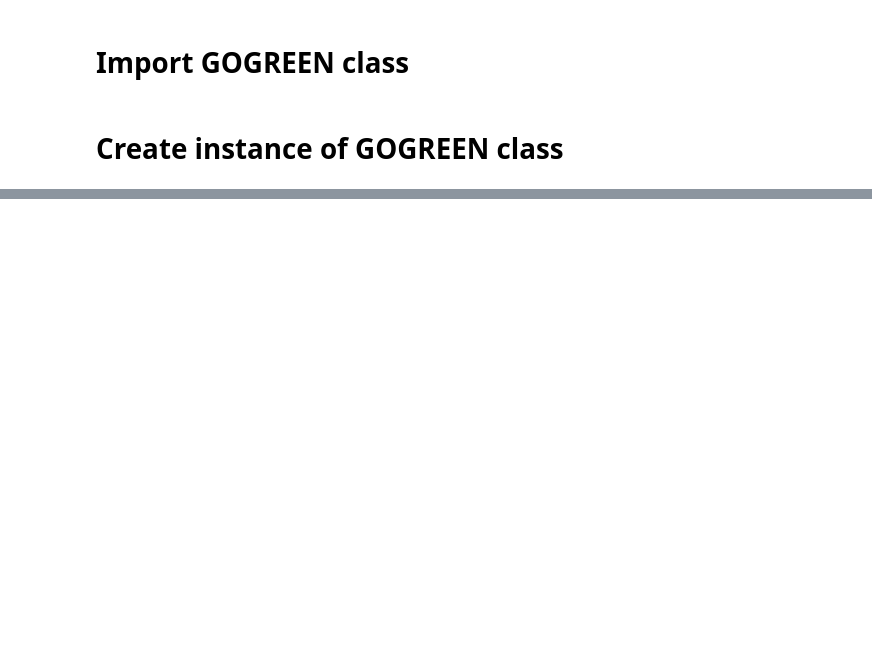
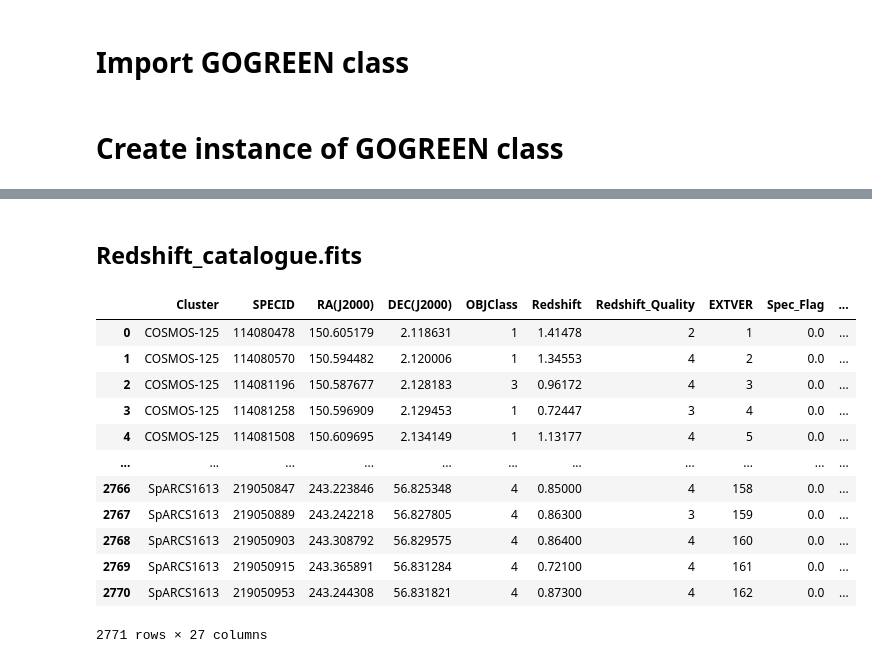
Before and after one commit to charrbit/GOGREEN-galaxy-research, a Jupyter notebook: Code/ggClass.ipynb, the cells around one changed output, grey strips where cells are left out. Drawn from its saved outputs; the diff is of its cells as text; code cells hidden in the pictures; blank space fills up the shorter version.

```diff
--- a/Code/ggClass.ipynb
+++ b/Code/ggClass.ipynb
@@ -30,0 +66,19 @@ for
+# %% [markdown]
+## Redshift_catalogue.fits
+# %%
+redshift_cat = allCatalogs[2]
+redshift_cat
+# %% [output]
+|  | Cluster | SPECID | RA(J2000) | DEC(J2000) | OBJClass | Redshift | Redshift_Quality | EXTVER | Spec_Flag | ... |
+| 0 | COSMOS-125 | 114080478 | 150.605179 | 2.118631 | 1 | 1.41478 | 2 | 1 | 0.0 | ... |
+| 1 | COSMOS-125 | 114080570 | 150.594482 | 2.120006 | 1 | 1.34553 | 4 | 2 | 0.0 | ... |
+| 2 | COSMOS-125 | 114081196 | 150.587677 | 2.128183 | 3 | 0.96172 | 4 | 3 | 0.0 | ... |
+| 3 | COSMOS-125 | 114081258 | 150.596909 | 2.129453 | 1 | 0.72447 | 3 | 4 | 0.0 | ... |
+| 4 | COSMOS-125 | 114081508 | 150.609695 | 2.134149 | 1 | 1.13177 | 4 | 5 | 0.0 | ... |
+| ... | ... | ... | ... | ... | ... | ... | ... | ... | ... | ... |
+| 2766 | SpARCS1613 | 219050847 | 243.223846 | 56.825348 | 4 | 0.85000 | 4 | 158 | 0.0 | ... |
+| 2767 | SpARCS1613 | 219050889 | 243.242218 | 56.827805 | 4 | 0.86300 | 3 | 159 | 0.0 | ... |
+| 2768 | SpARCS1613 | 219050903 | 243.308792 | 56.829575 | 4 | 0.86400 | 4 | 160 | 0.0 | ... |
+| 2769 | SpARCS1613 | 219050915 | 243.365891 | 56.831284 | 4 | 0.72100 | 4 | 161 | 0.0 | ... |
+| 2770 | SpARCS1613 | 219050953 | 243.244308 | 56.831821 | 4 | 0.87300 | 4 | 162 | 0.0 | ... |
+2771 rows × 27 columns
```
Also changed, not shown: parts of 13 cells of this notebook, 1 other file.
